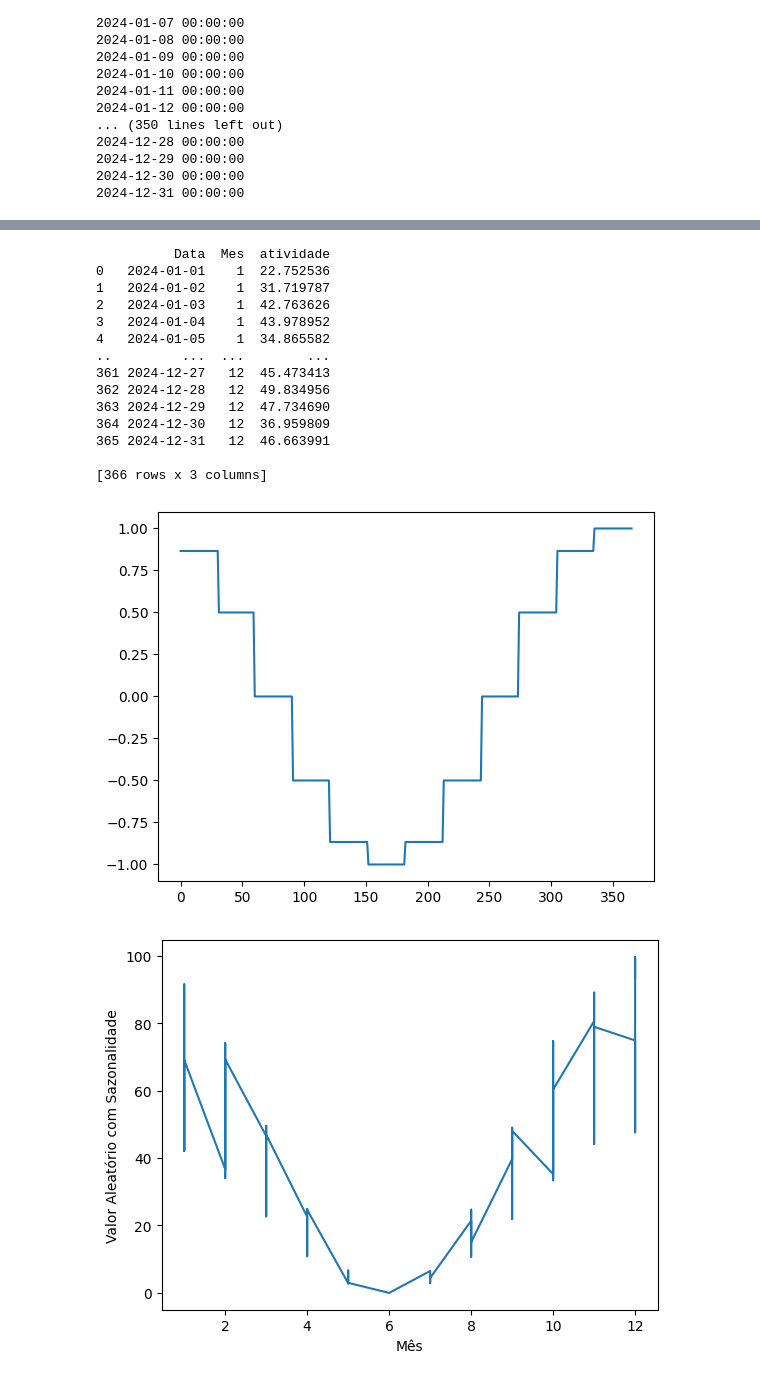
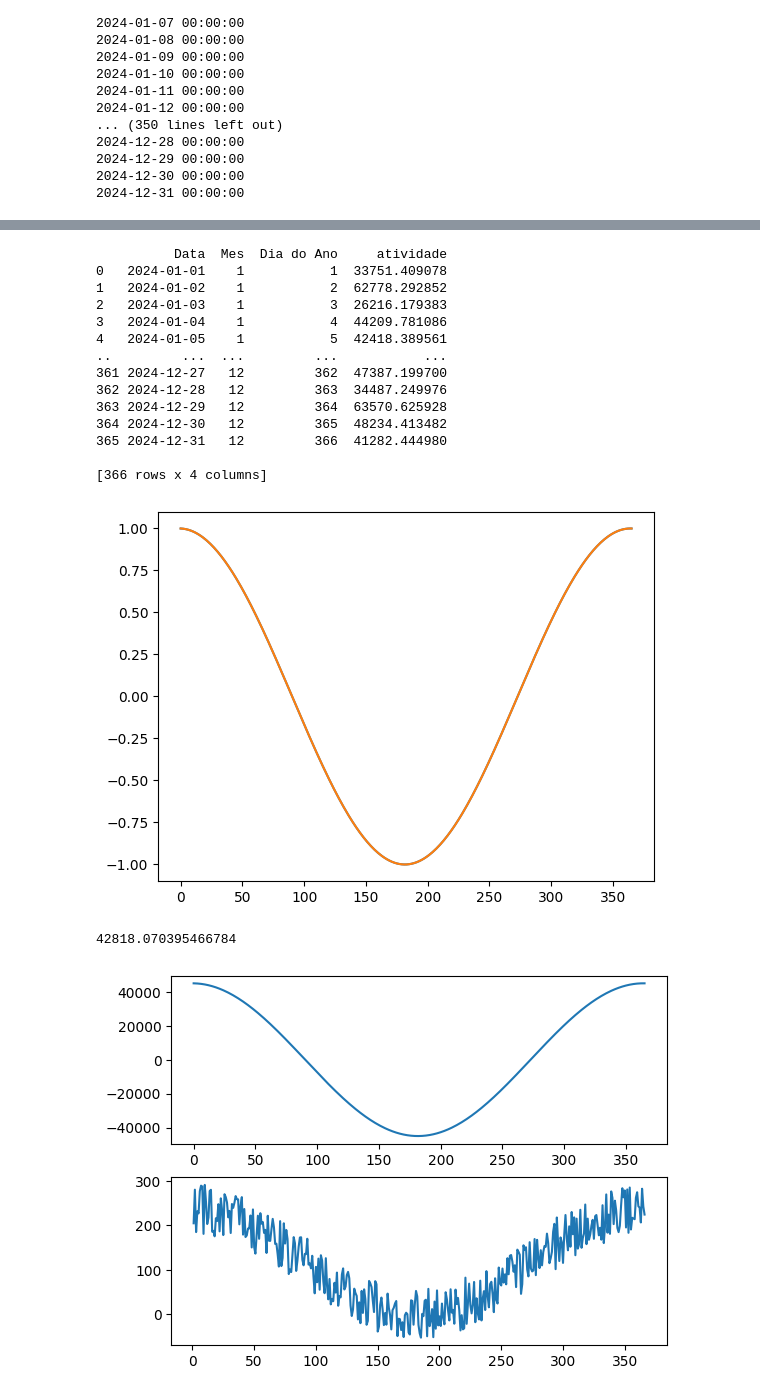
Before and after one commit to SergioStrackJunior/ENS5173_airpolution, a Jupyter notebook: Atividade01_01.ipynb, the cells around one changed output, grey strips where cells are left out. Cells and saved outputs as stored; diff of their text form; code cells hidden in the pictures.

```diff
--- a/Atividade01_01.ipynb
+++ b/Atividade01_01.ipynb
@@ -148,13 +165,13 @@ Emissões estimadas: [799808.193, 4971.51192, 1567.3754700000002]
 # %%
 # Criando vetor de valores aleatórios com os valores de máxima e miníma das concentrações dos poluentes
 import numpy as np
-atvMax = 49.87
-atvMin = 20.89
-n = 50
+atvMax = 67950 #kg
+atvMin = 22650 #kg
+n = 100
 atv = (atvMax - atvMin)*np.random.rand(n) + atvMin #valores que representam a concentração dos poluentes
 print(atv)
 
-# Criando uma figura com os valores aleatórios
+# Criando uma figura com os valores
 fig, ax= plt.subplots()
 ax.plot(atv)
 ax.set_xlabel('Índice dos Dados')
@@ -222,6 +247,7 @@ df = pd.DataFrame({'Data': datas})
 
 # Extrair os meses das datas e adicioná-los como uma nova coluna no DataFrame
 df['Mes'] = df['Data'].dt.month
+df['Dia do Ano'] = df['Data'].dt.dayofyear
 
 # Mostrar o DataFrame resultante
 print(df)
@@ -255,37 +281,44 @@ df['atividade'] = atv
 print(df)
 df.to_csv(r"I:\airpolution\tabelas\ativ.csv")
 # %% [output]
-          Data  Mes  atividade
-0   2024-01-01    1  22.752536
-1   2024-01-02    1  31.719787
-2   2024-01-03    1  42.763626
-3   2024-01-04    1  43.978952
-4   2024-01-05    1  34.865582
-..         ...  ...        ...
-361 2024-12-27   12  45.473413
-362 2024-12-28   12  49.834956
-363 2024-12-29   12  47.734690
-364 2024-12-30   12  36.959809
-365 2024-12-31   12  46.663991
+          Data  Mes  Dia do Ano     atividade
+0   2024-01-01    1           1  33751.409078
+1   2024-01-02    1           2  62778.292852
+2   2024-01-03    1           3  26216.179383
+3   2024-01-04    1           4  44209.781086
+4   2024-01-05    1           5  42418.389561
+..         ...  ...         ...           ...
+361 2024-12-27   12         362  47387.199700
+362 2024-12-28   12         363  34487.249976
+363 2024-12-29   12         364  63570.625928
+364 2024-12-30   12         365  48234.413482
+365 2024-12-31   12         366  41282.444980
 
-[366 rows x 3 columns]
+[366 rows x 4 columns]
 # %%
 # Criando componente sazonal
 
-sazonalidade = np.cos((2*np.pi)*df['Mes']/12) # convertendo mês para ângulo em radiano
+sazonalidade = np.cos((2*np.pi)*df['Dia do Ano']/365) # taxa de resíduo queimados por diário
 plt.plot(sazonalidade)
-df['sazonalidade'] = sazonalidade + 1
+df['sazonalidade'] = sazonalidade
+plt.plot(sazonalidade)
 df.to_csv(r"I:\airpolution\tabelas\ativ.csv")
 # %% [output]
-[figure, old version]
+[figure, new version]
 # %%
 # Valores aleatórios com sazonalidade
 
-df['aleatorioSazonal'] = df['atividade'] * df['sazonalidade'] #Multiplicando a coluna 'atividade' (que representa os valores aleatórios) pela coluna 'sazonalidade'.
+df['aleatorio'] =  (atvMax - atvMin)*np.random.rand(n) + atvMin
 
-plt.plot(df['Mes'], df['aleatorioSazonal'])
-plt.xlabel('Mês')
-plt.ylabel('Valor Aleatório com Sazonalidade')
-plt.show()
+df['aleatorioSazonal'] = (df['atividade'] +  df['sazonalidade']*df['atividade'].mean())*0.0026
+
+fig,ax= plt.subplots(2)
+
+ax[1].plot(df['Dia do Ano'], df['aleatorioSazonal'])
+ax[0].plot(df['sazonalidade']*df['atividade'].mean())
+print(df['aleatorioSazonal'].mean()*365)
+
+#O df foi multiplicando por valor empírico para chegar próximo a média anual.
 # %% [output]
+42818.070395466784
-[figure, old version]
+[figure, new version]
```
Also changed, not shown: parts of 17 cells of this notebook, 5 other files.
